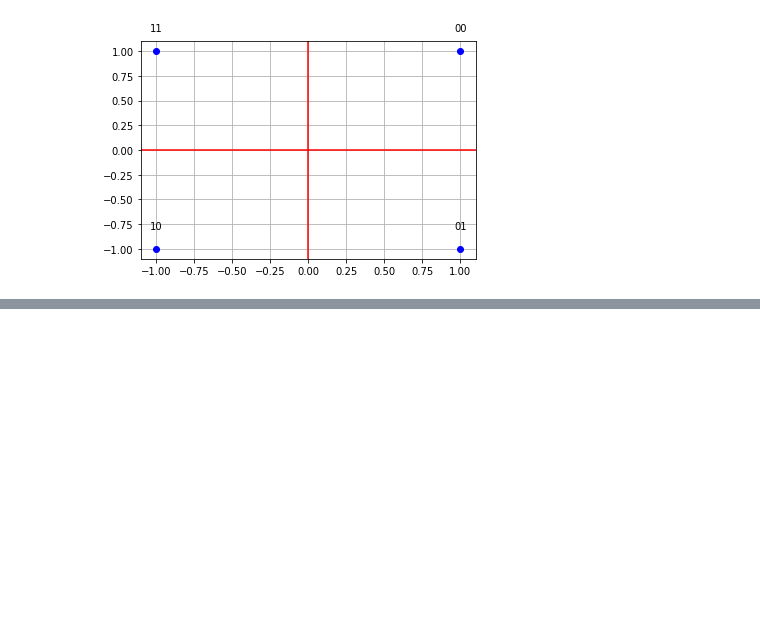
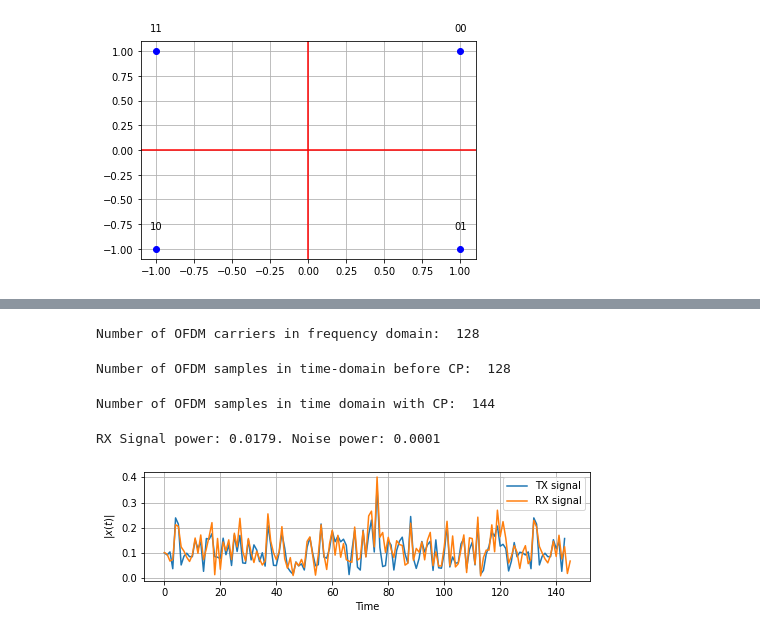
Before and after one commit to delaitl/OFDM, a Jupyter notebook: BEN_OFDM.ipynb, the cells around one changed output, grey strips where cells are left out. Drawn from its saved outputs; the diff is of its cells as text; code cells hidden in the pictures; blank space fills up the shorter version.

```diff
--- a/BEN_OFDM.ipynb
+++ b/BEN_OFDM.ipynb
@@ -150,0 +148,47 @@ First 5 QAM symbols and bits:
+# %%
+def OFDM_symbol(QAM_payload):
+    symbol = np.zeros(K, dtype=complex) # the overall K subcarriers
+    #symbol[pilotCarriers] = pilotValue  # allocate the pilot subcarriers
+    symbol[dataCarriers] = QAM_payload  # allocate the pilot subcarriers
+    return symbol
+OFDM_data = OFDM_symbol(QAM)
+print ("Number of OFDM carriers in frequency domain: ", len(OFDM_data))
+# %% [output]
+Number of OFDM carriers in frequency domain:  128
+# %%
+def IDFT(OFDM_data):
+    return np.fft.ifft(OFDM_data)
+OFDM_time = IDFT(OFDM_data)
+print ("Number of OFDM samples in time-domain before CP: ", len(OFDM_time))
+# %% [output]
+Number of OFDM samples in time-domain before CP:  128
+# %%
+def addCP(OFDM_time):
+    cp = OFDM_time[-CP:]               # take the last CP samples ...
+    return np.hstack([cp, OFDM_time])  # ... and add them to the beginning
+OFDM_withCP = addCP(OFDM_time)
+print ("Number of OFDM samples in time domain with CP: ", len(OFDM_withCP))
+# %% [output]
+Number of OFDM samples in time domain with CP:  144
+# %%
+def channel(signal):
+    convolved = np.convolve(signal, channelResponse)
+    signal_power = np.mean(abs(convolved**2))
+    sigma2 = signal_power * 10**(-SNRdb/10)  # calculate noise power based on signal power and SNR
+
+    print ("RX Signal power: %.4f. Noise power: %.4f" % (signal_power, sigma2))
+
+    # Generate complex noise with given variance
+    noise = np.sqrt(sigma2/2) * (np.random.randn(*convolved.shape)+1j*np.random.randn(*convolved.shape))
+    return convolved + noise
+OFDM_TX = OFDM_withCP
+OFDM_RX = channel(OFDM_TX)
+plt.figure(figsize=(8,2))
+plt.plot(abs(OFDM_TX), label='TX signal')
+plt.plot(abs(OFDM_RX), label='RX signal')
+plt.legend(fontsize=10)
+plt.xlabel('Time'); plt.ylabel('$|x(t)|$');
+plt.grid(True);
+# %% [output]
+RX Signal power: 0.0179. Noise power: 0.0001
+[figure, added]
```
Also changed, not shown: parts of 10 cells of this notebook.
